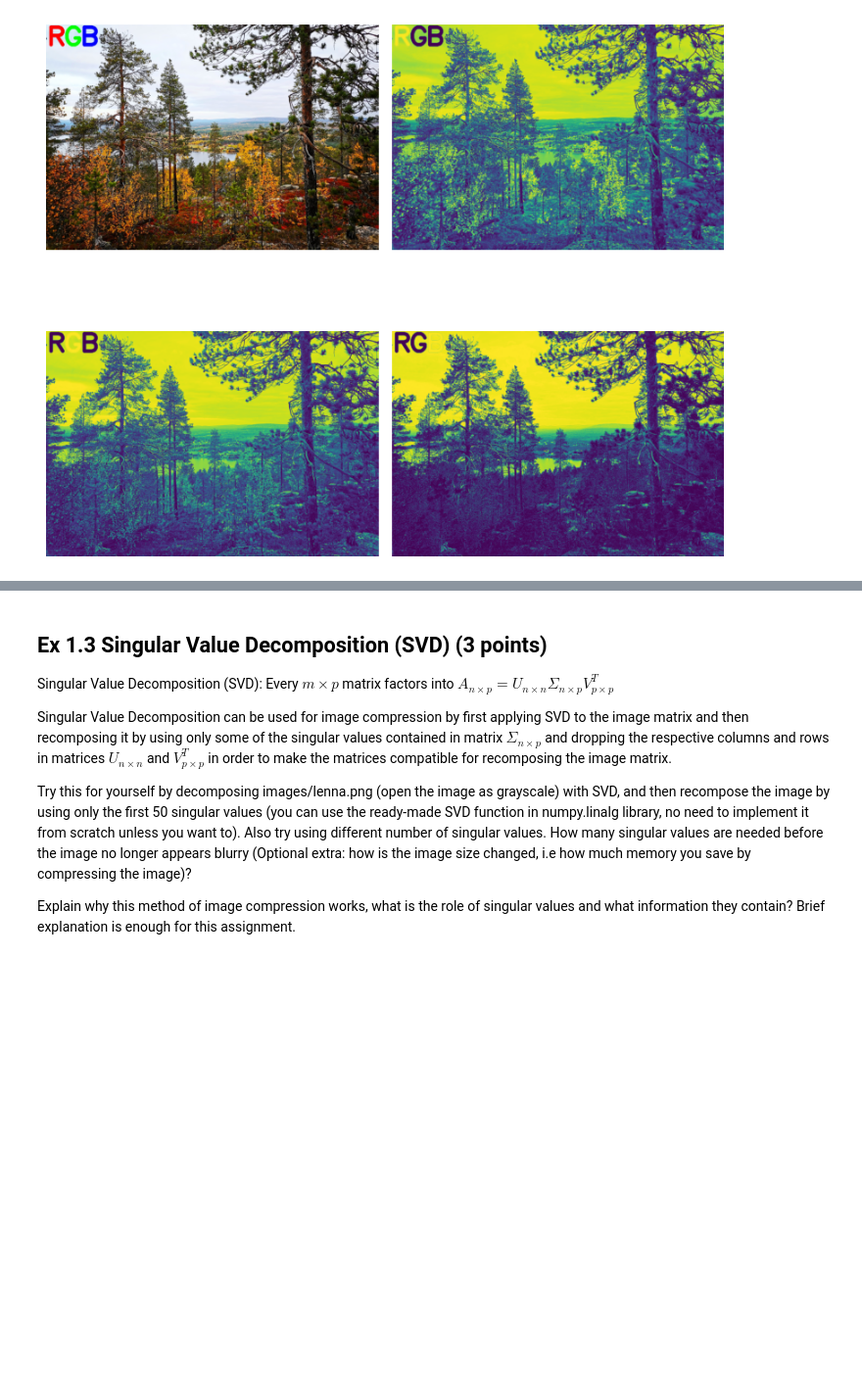
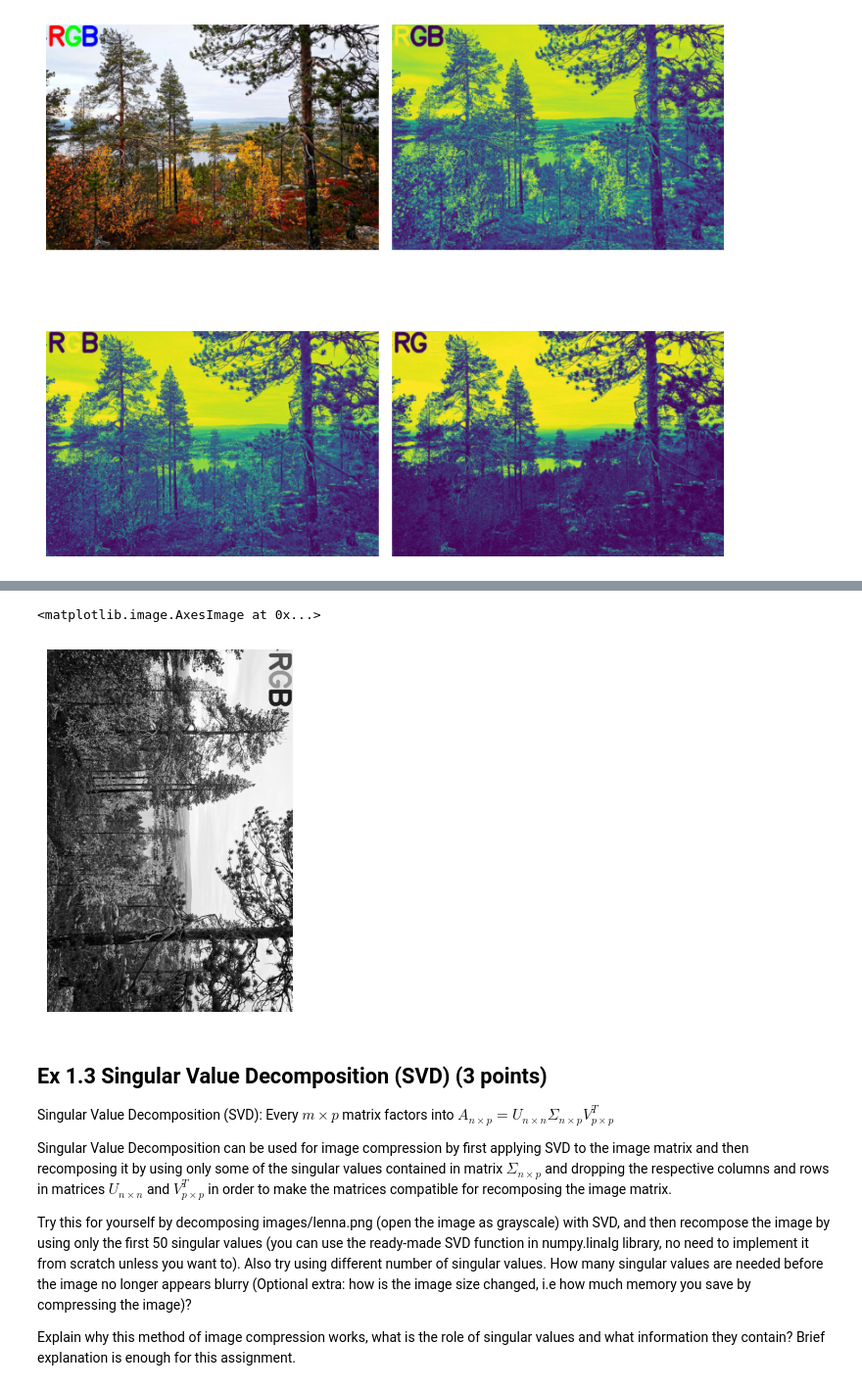
Before and after one commit to SepeZeus/compvis-exercises, a Jupyter notebook: CV-2026-exercises-01.ipynb, the cells around one changed output, grey strips where cells are left out. Shown at 98% size. Cells and saved outputs as stored; diff of their text form; code cells hidden in the pictures; blank space fills up the shorter version.

```diff
--- a/CV-2026-exercises-01.ipynb
+++ b/CV-2026-exercises-01.ipynb
@@ -331,7 +327,23 @@ Hints:
 - Think about coordinates used in computer vision (shown on image below). You may need to perform other transformations in order to rotate the image around it's center.
 <img src="images/image_coordinates.png" width="350" align="center">
 # %%
-# Answer here
+lapland = cv2.imread("./images/lapland.jpeg")
+lapland_gray = cv2.cvtColor(lapland, cv2.COLOR_BGR2GRAY)
+width, height = np.shape(lapland_gray)[1], np.shape(lapland_gray)[0]
+center = (width//2, height//2)
+
+R = np.array(
+    [[np.cos(np.radians(90)), -np.sin(np.radians(90)), height],
+    [np.sin(np.radians(90)), np.cos(np.radians(90)),  0],
+    [0, 0, 1]]
+)
+lapland_gray_rotated = cv2.warpPerspective(lapland_gray, R, (height, width))
+
+plt.axis("off")
+plt.imshow(lapland_gray_rotated, cmap='gray')
+# %% [output]
+<matplotlib.image.AxesImage at 0x...>
+[figure, added]
 # %% [markdown]
 ## Ex 1.3 Singular Value Decomposition (SVD) (3 points)
 
```
Also changed, not shown: parts of 3 cells of this notebook.
